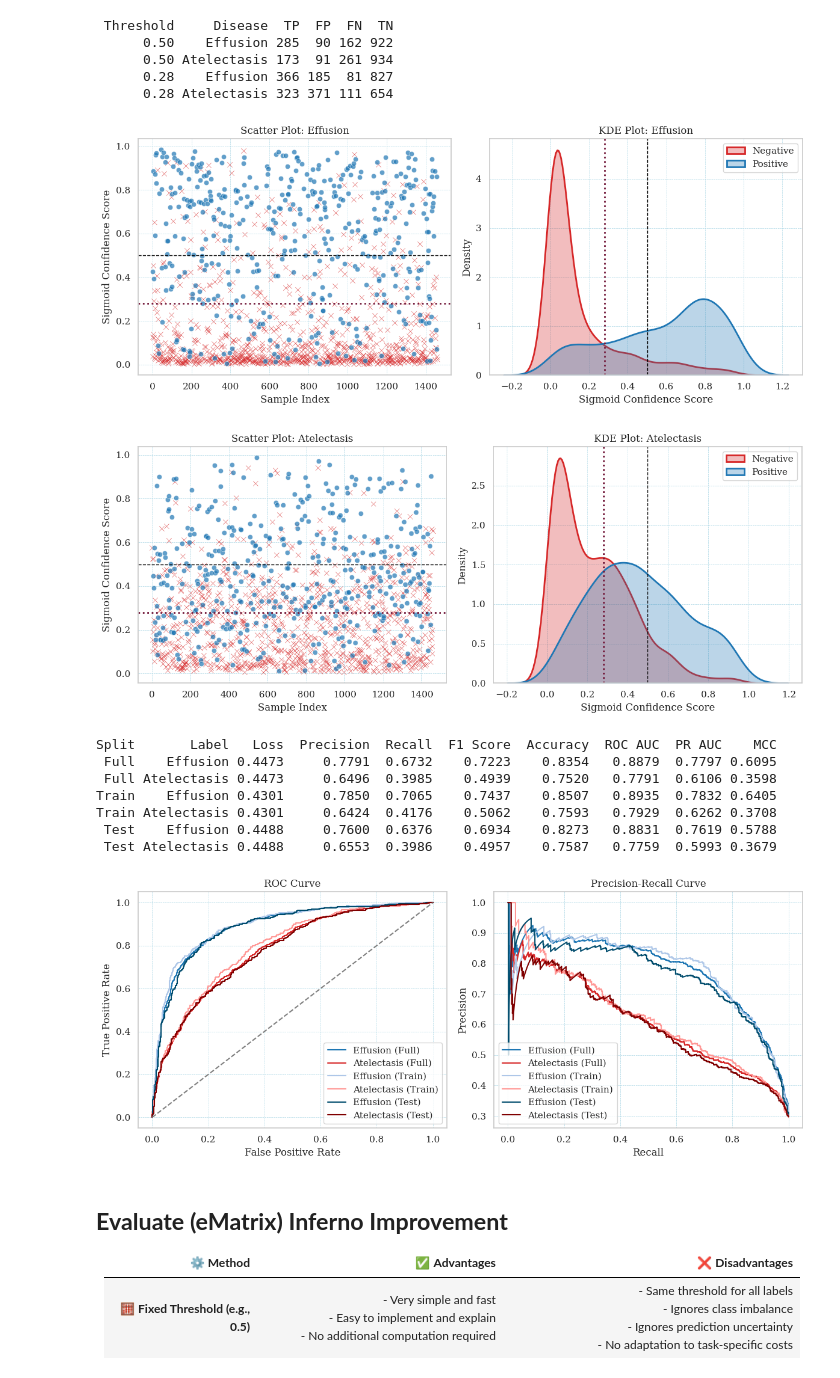
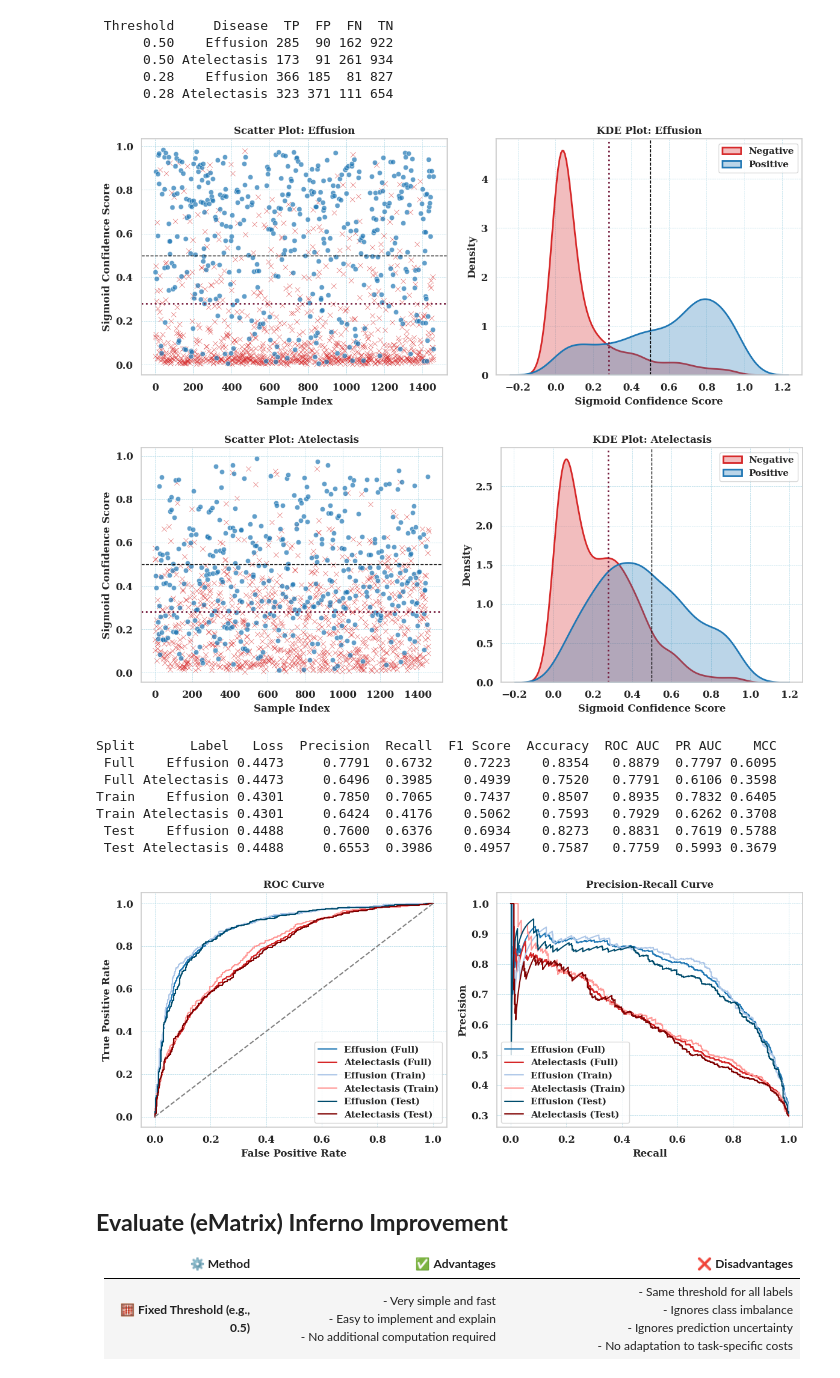
Before and after one commit to 589664/InfernoCalibNet, a Jupyter notebook: notebooks/1.1-thresholdUtility.ipynb, the cells around one changed output. Cells and saved outputs as stored; diff of their text form; code cells hidden in the pictures.

Commit message:
notebooks + plots updates

```diff
--- a/notebooks/1.1-thresholdUtility.ipynb
+++ b/notebooks/1.1-thresholdUtility.ipynb
@@ -57,9 +57,9 @@ df_test, preds_test, targets_test, loss_test = load_logits_and_calculate_loss(
 # %%
 utility_matrix = np.array([
     [1.00, 0.55, 0.60, 0.40],
-    [0.90, 1.00, 0.65, 0.75],
-    [0.90, 0.65, 1.00, 0.75],
-    [0.80, 0.85, 0.85, 1.00],
+    [0.90, 0.60, 0.65, 0.75],
+    [0.90, 0.65, 0.60, 0.75],
+    [0.80, 0.85, 0.85, 0.60],
 ])
 
 label_index = lambda e, a: e + 2 * a
@@ -203,43 +203,48 @@ sns.set_theme(
 def plot_kde_scatter_curves(probs, targets, best_threshold, labels=("Effusion", "Atelectasis"), save=False):
     plt.rcParams['axes.grid'] = True
     plt.rcParams['font.family'] = 'Serif'
+    plt.rcParams['font.weight'] = 'bold'
+    plt.rcParams['axes.labelweight'] = 'bold'
+    plt.rcParams['axes.titleweight'] = 'bold'
+    plt.rcParams['xtick.labelsize'] = 'medium'
+    plt.rcParams['ytick.labelsize'] = 'medium'
     plt.rc('grid', linestyle='--', linewidth=0.5, color='lightblue')
 
     for i, label in enumerate(labels):
         p = probs[:, i]
         t = targets[:, i]
 
         plt.figure(figsize=(12, 5))
 
         plt.subplot(1, 2, 1)
         sns.scatterplot(x=np.arange(len(p))[t == 0], y=p[t == 0], marker='x', color="#d62728", alpha=0.7)
         sns.scatterplot(x=np.arange(len(p))[t == 1], y=p[t == 1], marker='o', color="#1f77b4", alpha=0.7)
         plt.axhline(y=0.5, linestyle="--", color="black", linewidth=1)
         plt.axhline(y=best_threshold, linestyle=":", color="#741B3C", linewidth=2)
-        plt.xlabel("Sample Index")
-        plt.ylabel("Sigmoid Confidence Score")
-        plt.title(f"Scatter Plot: {label}")
+        plt.xlabel("Sample Index", fontweight='bold')
+        plt.ylabel("Sigmoid Confidence Score", fontweight='bold')
+        plt.title(f"Scatter Plot: {label}", fontweight='bold')
 
         plt.subplot(1, 2, 2)
         sns.kdeplot(p[t == 0], label="Negative", fill=True, color="#d62728", alpha=0.3, linewidth=2)
         sns.kdeplot(p[t == 1], label="Positive", fill=True, color="#1f77b4", alpha=0.3, linewidth=2)
         plt.axvline(x=0.5, linestyle="--", color="black", linewidth=1)
         plt.axvline(x=best_threshold, linestyle=":", color="#741B3C", linewidth=2)
-        plt.xlabel("Sigmoid Confidence Score")
-        plt.ylabel("Density")
-        plt.title(f"KDE Plot: {label}")
+        plt.xlabel("Sigmoid Confidence Score", fontweight='bold')
+        plt.ylabel("Density", fontweight='bold')
+        plt.title(f"KDE Plot: {label}", fontweight='bold')
         plt.legend()
 
         plt.tight_layout()
         if save:
             plt.savefig(f"kde_scatter_{label.lower()}.pdf", format="pdf", bbox_inches="tight")
         plt.show()
 
 
 plot_kde_scatter_curves(kde_probs, scatter_targets, best_thresh, save=False)
 # %% [output]
-[figure, old version]
+[figure, new version]
-[figure, old version]
+[figure, new version]
 # %%
 from sklearn.metrics import (
     precision_score,
@@ -299,23 +304,27 @@ def show_combined_plots(save=False):
     df_stats = pd.DataFrame(all_rows)
     print("\n", df_stats.to_string(index=False), sep="")
 
+    plt.rcParams['font.weight'] = 'bold'
+    plt.rcParams['axes.labelweight'] = 'bold'
+    plt.rcParams['axes.titleweight'] = 'bold'
+
     plt.figure(figsize=(12, 5))
 
     plt.subplot(1, 2, 1)
     for fpr, tpr, lbl in all_roc_data:
         plt.plot(fpr, tpr, label=lbl, color=color_map.get(lbl))
     plt.plot([0, 1], [0, 1], linestyle="--", color="gray")
-    plt.title("ROC Curve")
-    plt.xlabel("False Positive Rate")
-    plt.ylabel("True Positive Rate")
+    plt.title("ROC Curve", fontweight='bold')
+    plt.xlabel("False Positive Rate", fontweight='bold')
+    plt.ylabel("True Positive Rate", fontweight='bold')
     plt.legend()
 
     plt.subplot(1, 2, 2)
     for rec, prec, lbl in all_pr_data:
         plt.plot(rec, prec, label=lbl, color=color_map.get(lbl))
-    plt.title("Precision-Recall Curve")
-    plt.xlabel("Recall")
-    plt.ylabel("Precision")
+    plt.title("Precision-Recall Curve", fontweight='bold')
+    plt.xlabel("Recall", fontweight='bold')
+    plt.ylabel("Precision", fontweight='bold')
     plt.legend()
 
     plt.tight_layout()
@@ -337,7 +346,7 @@ Train    Effusion 0.4301     0.7850  0.7065    0.7437    0.8507   0.8935  0.7832
 Train Atelectasis 0.4301     0.6424  0.4176    0.5062    0.7593   0.7929  0.6262 0.3708
  Test    Effusion 0.4488     0.7600  0.6376    0.6934    0.8273   0.8831  0.7619 0.5788
  Test Atelectasis 0.4488     0.6553  0.3986    0.4957    0.7587   0.7759  0.5993 0.3679
-[figure, old version]
+[figure, new version]
 # %% [markdown]
 ## **Evaluate (eMatrix) Inferno Improvement**
 
```
Also changed, not shown: 14 other files.
